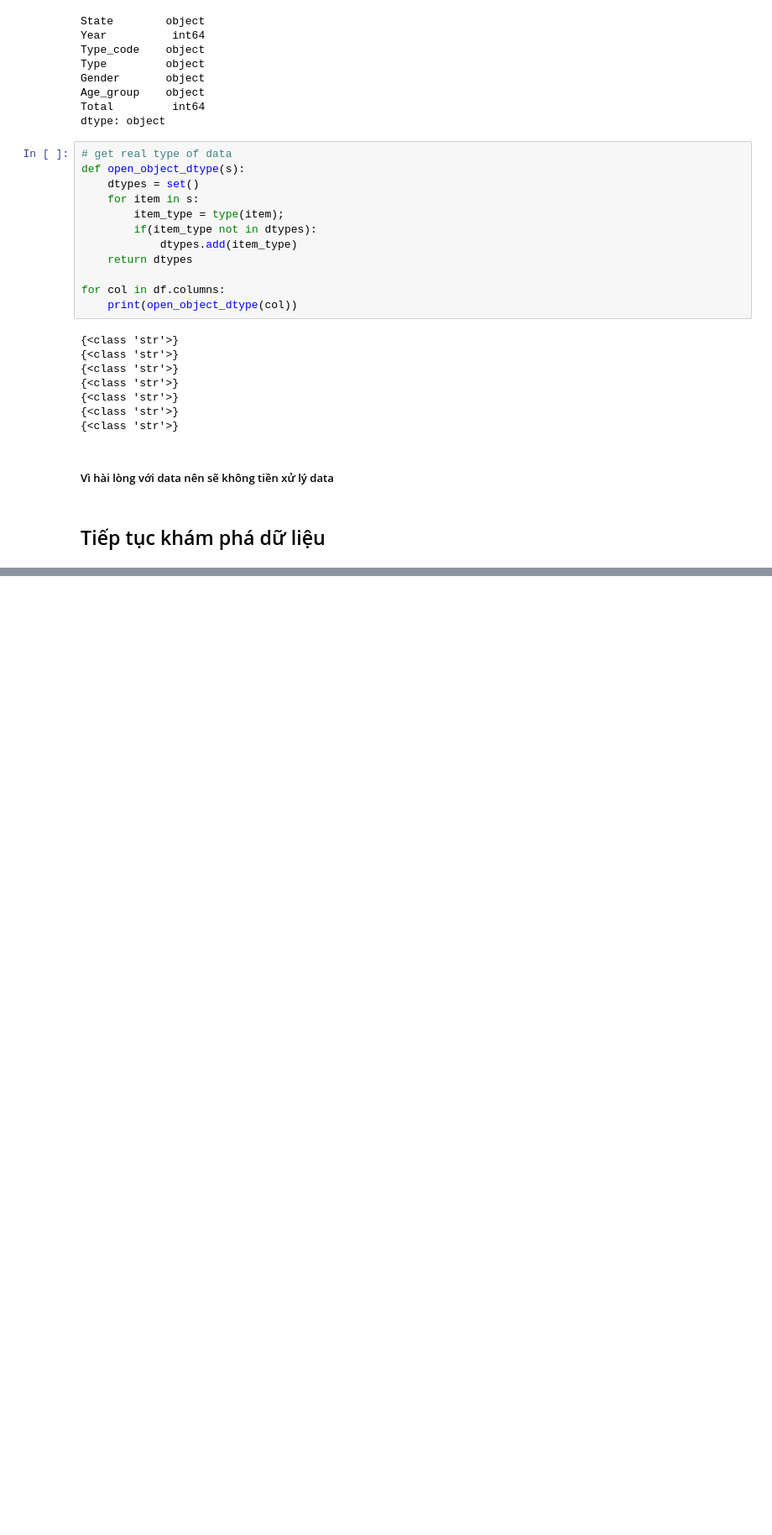
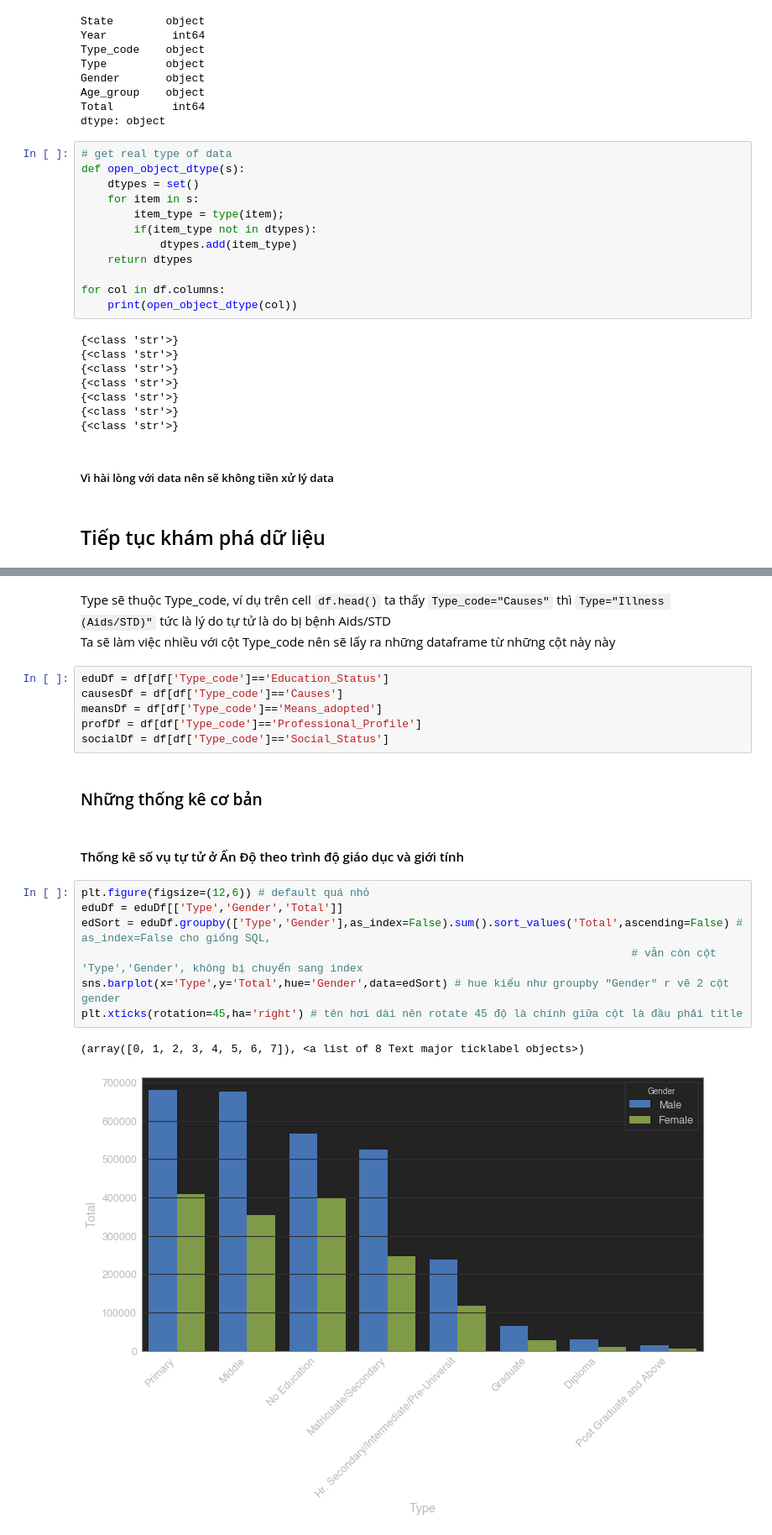
Before and after one commit to minhtamos/DataScienceFinalProject, a Jupyter notebook: 1712746-NguyenMinhTam.ipynb, the cells around one changed output, grey strips where cells are left out. Shown at 84% size. Drawn from its saved outputs; the diff is of its cells as text; blank space fills up the shorter version.

Commit message:
basic statistic graph

```diff
--- a/1712746-NguyenMinhTam.ipynb
+++ b/1712746-NguyenMinhTam.ipynb
@@ -83,0 +97,23 @@ State, Year, Gender, Age_group
+# %% [markdown]
+Type sẽ thuộc Type_code, ví dụ trên cell `df.head()` ta thấy `Type_code="Causes"` thì `Type="Illness (Aids/STD)"` tức là lý do tự tử là do bị bệnh Aids/STD
+Ta sẽ làm việc nhiều với cột Type_code nên sẽ lấy ra những dataframe từ những cột này này
+# %%
+eduDf = df[df['Type_code']=='Education_Status']
+causesDf = df[df['Type_code']=='Causes']
+meansDf = df[df['Type_code']=='Means_adopted']
+profDf = df[df['Type_code']=='Professional_Profile']
+socialDf = df[df['Type_code']=='Social_Status']
+# %% [markdown]
+### Những thống kê cơ bản
+# %% [markdown]
+#### Thống kê số vụ tự tử ở Ấn Độ theo trình độ giáo dục và giới tính
+# %%
+plt.figure(figsize=(12,6)) # default quá nhỏ
+eduDf = eduDf[['Type','Gender','Total']]
+edSort = eduDf.groupby(['Type','Gender'],as_index=False).sum().sort_values('Total',ascending=False) # as_index=False cho giống SQL,
+                                                                                    # vẫn còn cột 'Type','Gender', không bị chuyển sang index
+sns.barplot(x='Type',y='Total',hue='Gender',data=edSort) # hue kiểu như groupby "Gender" r vẽ 2 cột gender
+plt.xticks(rotation=45,ha='right') # tên hơi dài nên rotate 45 độ là chính giữa cột là đầu phải title
+# %% [output]
+(array([0, 1, 2, 3, 4, 5, 6, 7]), <a list of 8 Text major ticklabel objects>)
+[figure, added]
```
Also changed, not shown: parts of 17 cells of this notebook.
